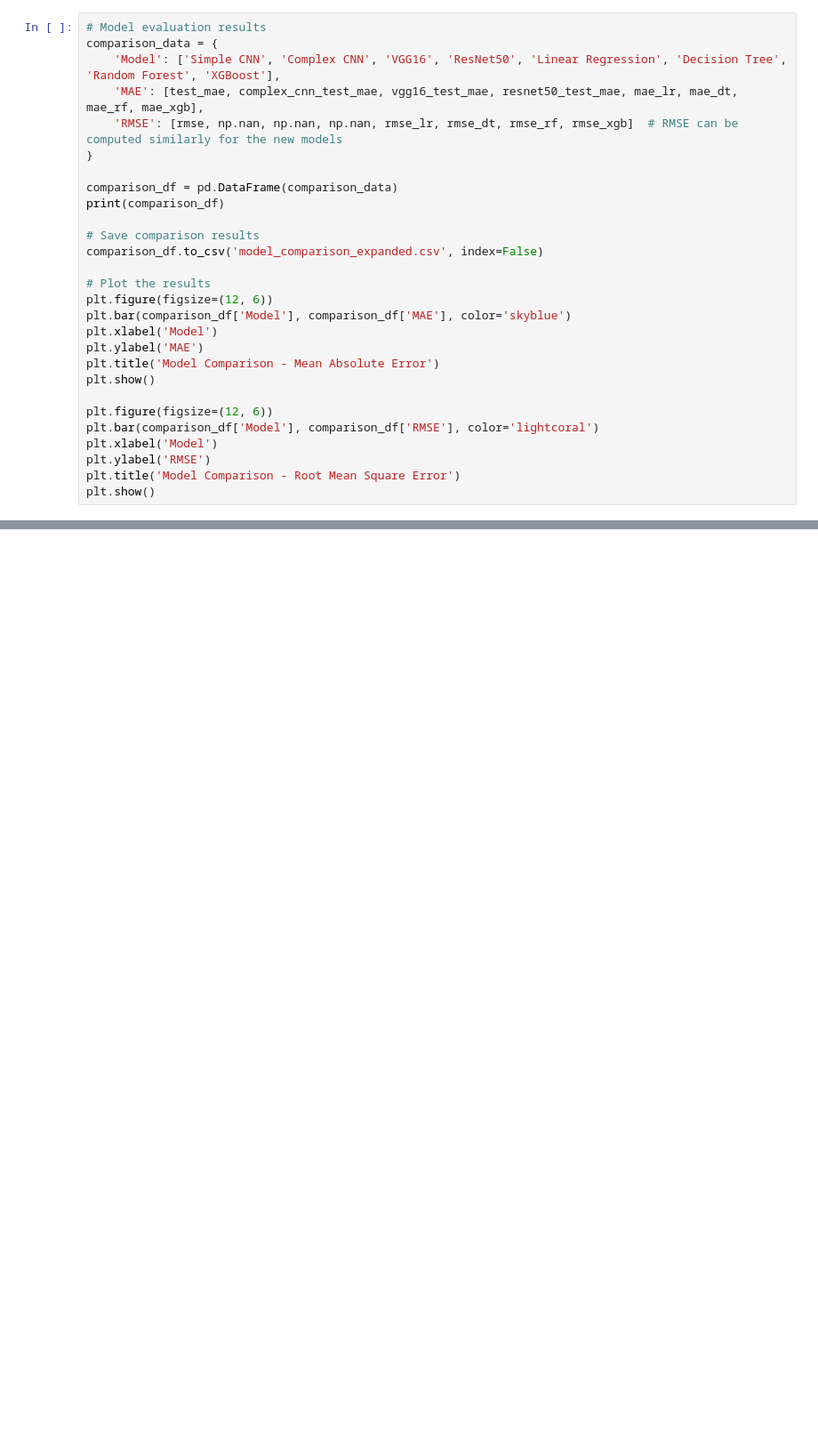
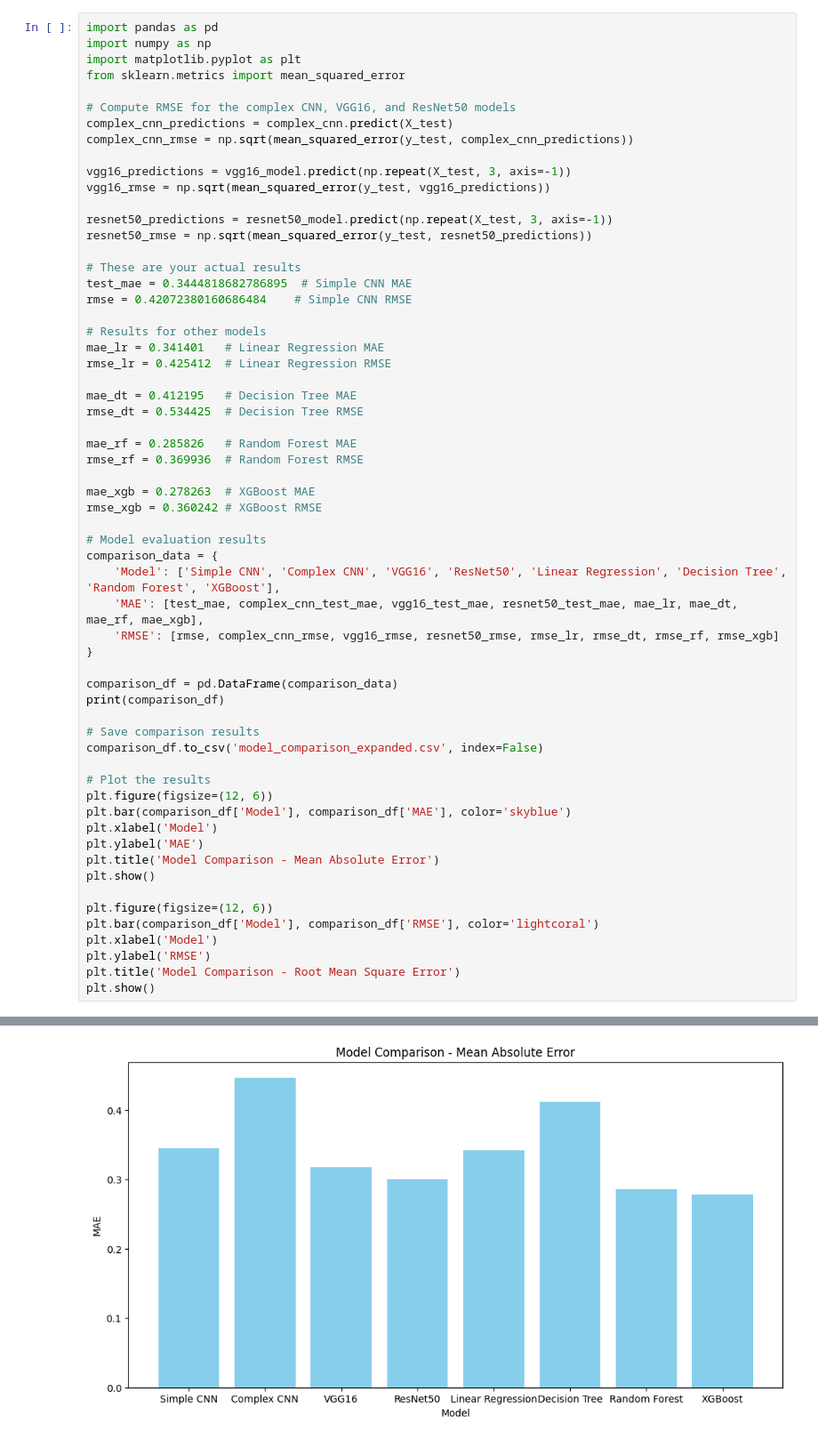
Before and after one commit to Logic06183/ONSD_Explore, a Jupyter notebook: auto_crop_streamline.ipynb, the cells around one changed output, grey strips where cells are left out. Shown at 89% size. Cells and saved outputs as stored; diff of their text form; blank space fills up the shorter version.

```diff
--- a/auto_crop_streamline.ipynb
+++ b/auto_crop_streamline.ipynb
@@ -937,9 +873,41 @@ resnet50_test_mae = resnet50_model.evaluate(np.repeat(X_test, 3, axis=-1), y_tes
 # %%
+import pandas as pd
+import numpy as np
+import matplotlib.pyplot as plt
+from sklearn.metrics import mean_squared_error
+
+# Compute RMSE for the complex CNN, VGG16, and ResNet50 models
+complex_cnn_predictions = complex_cnn.predict(X_test)
+complex_cnn_rmse = np.sqrt(mean_squared_error(y_test, complex_cnn_predictions))
+
+vgg16_predictions = vgg16_model.predict(np.repeat(X_test, 3, axis=-1))
+vgg16_rmse = np.sqrt(mean_squared_error(y_test, vgg16_predictions))
+
+resnet50_predictions = resnet50_model.predict(np.repeat(X_test, 3, axis=-1))
+resnet50_rmse = np.sqrt(mean_squared_error(y_test, resnet50_predictions))
+
+# These are your actual results
+test_mae = 0.3444818682786895  # Simple CNN MAE
+rmse = 0.42072380160686484    # Simple CNN RMSE
+
+# Results for other models
+mae_lr = 0.341401   # Linear Regression MAE
+rmse_lr = 0.425412  # Linear Regression RMSE
+
+mae_dt = 0.412195   # Decision Tree MAE
+rmse_dt = 0.534425  # Decision Tree RMSE
+
+mae_rf = 0.285826   # Random Forest MAE
+rmse_rf = 0.369936  # Random Forest RMSE
+
+mae_xgb = 0.278263  # XGBoost MAE
+rmse_xgb = 0.360242 # XGBoost RMSE
+
 # Model evaluation results
 comparison_data = {
     'Model': ['Simple CNN', 'Complex CNN', 'VGG16', 'ResNet50', 'Linear Regression', 'Decision Tree', 'Random Forest', 'XGBoost'],
     'MAE': [test_mae, complex_cnn_test_mae, vgg16_test_mae, resnet50_test_mae, mae_lr, mae_dt, mae_rf, mae_xgb],
-    'RMSE': [rmse, np.nan, np.nan, np.nan, rmse_lr, rmse_dt, rmse_rf, rmse_xgb]  # RMSE can be computed similarly for the new models
+    'RMSE': [rmse, complex_cnn_rmse, vgg16_rmse, resnet50_rmse, rmse_lr, rmse_dt, rmse_rf, rmse_xgb]
 }
 
 comparison_df = pd.DataFrame(comparison_data)
@@ -962,3 +930,4 @@ plt.xlabel('Model')
 plt.ylabel('RMSE')
 plt.title('Model Comparison - Root Mean Square Error')
 plt.show()
+# %% [output]
@@ -964,0 +948 @@ plt.show()
+[figure, added]
```
Also changed, not shown: parts of 11 cells of this notebook, 2 other files.
